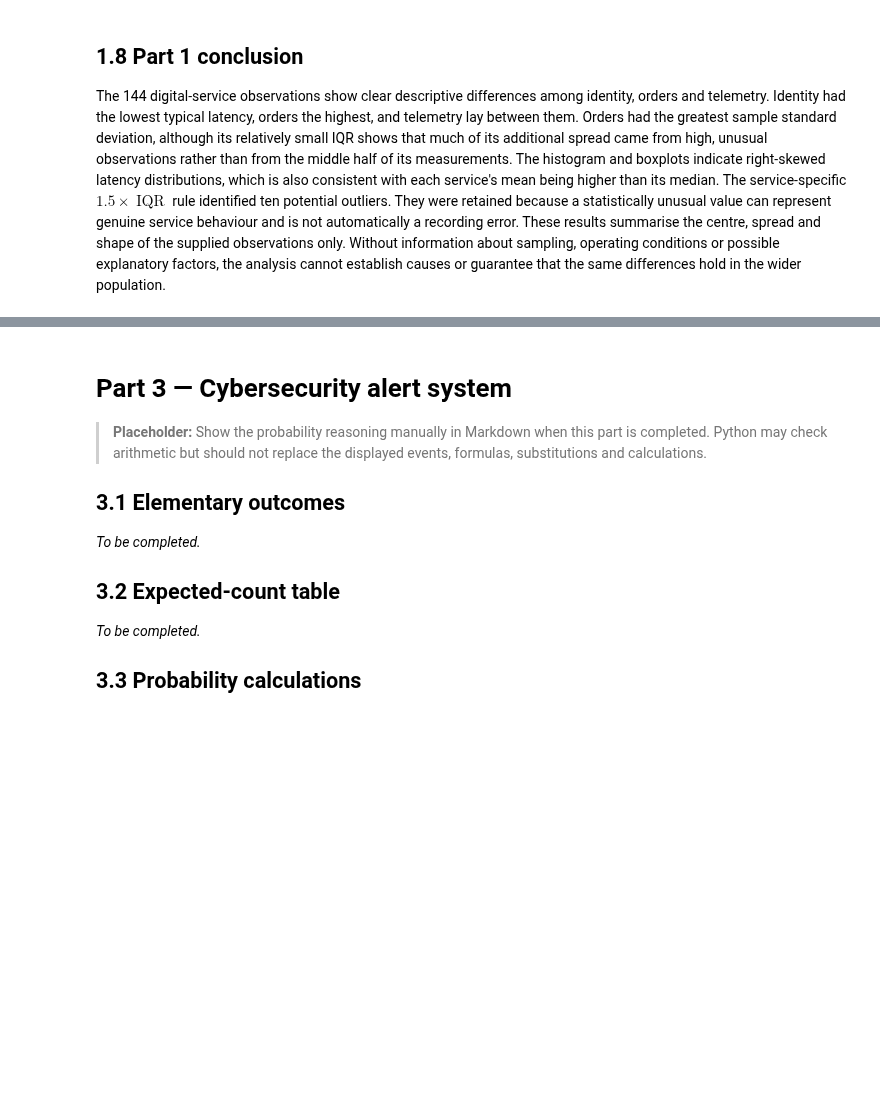
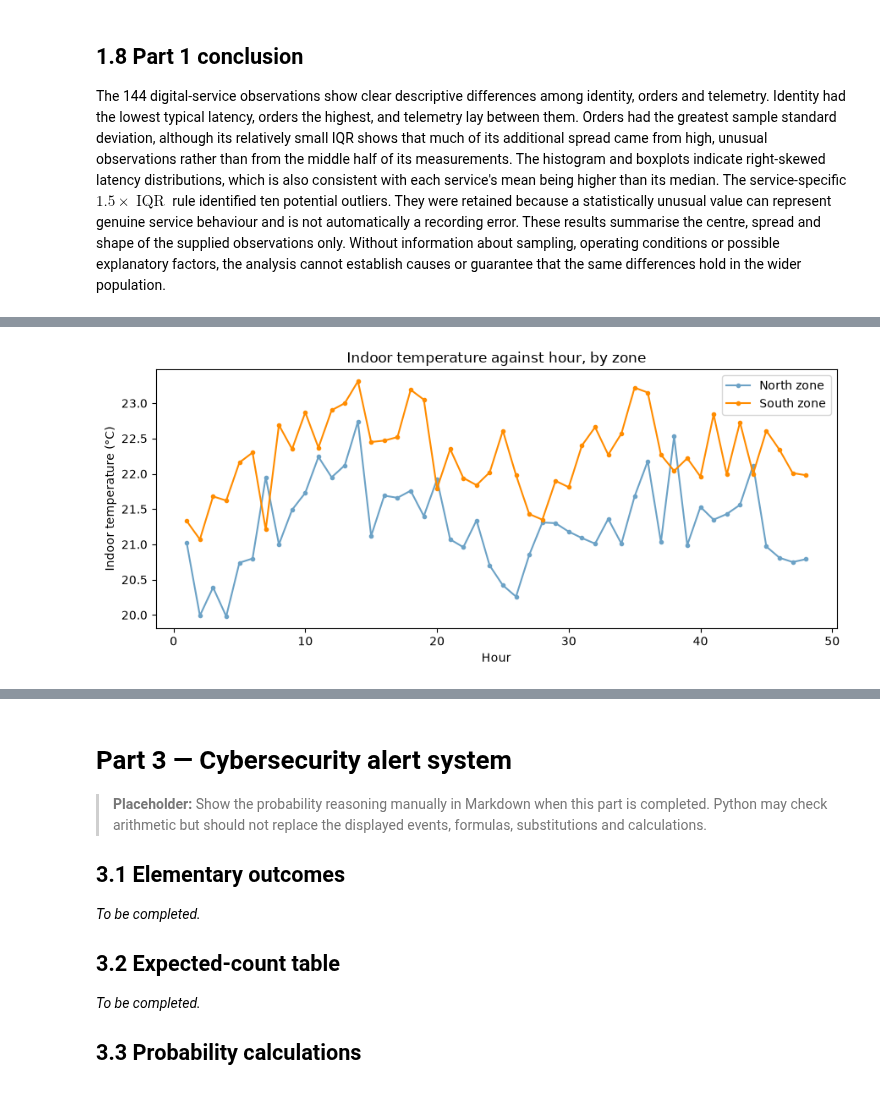
Before and after one commit to SnehaKoirala/STA_Assignments, a Jupyter notebook: Assignment1/Assignment1.ipynb, the cells around one changed output, grey strips where cells are left out. Cells and saved outputs as stored; diff of their text form; code cells hidden in the pictures; blank space fills up the shorter version.

Commit message:
Part 2

```diff
--- a/Assignment1/Assignment1.ipynb
+++ b/Assignment1/Assignment1.ipynb
@@ -389,0 +436,23 @@ The 144 digital-service observations show clear descriptive differences among id
+# %%
+import matplotlib.pyplot as plt
+
+fig, ax = plt.subplots(figsize=(9, 4))
+
+for zone, color in [("north", "#6CA2C6"), ("south", "#FF8C00")]:
+    part = df_sb[df_sb["zone"] == zone].sort_values("hour")
+    ax.plot(
+        part["hour"],
+        part["indoor_temp_c"],
+        marker=".",
+        color=color,
+        label=f"{zone.capitalize()} zone",
+    )
+
+ax.set_xlabel("Hour")
+ax.set_ylabel("Indoor temperature (°C)")
+ax.set_title("Indoor temperature against hour, by zone")
+ax.legend()
+plt.tight_layout()
+plt.show()
+# %% [output]
+[figure, added]
```
Also changed, not shown: parts of 9 cells of this notebook.
